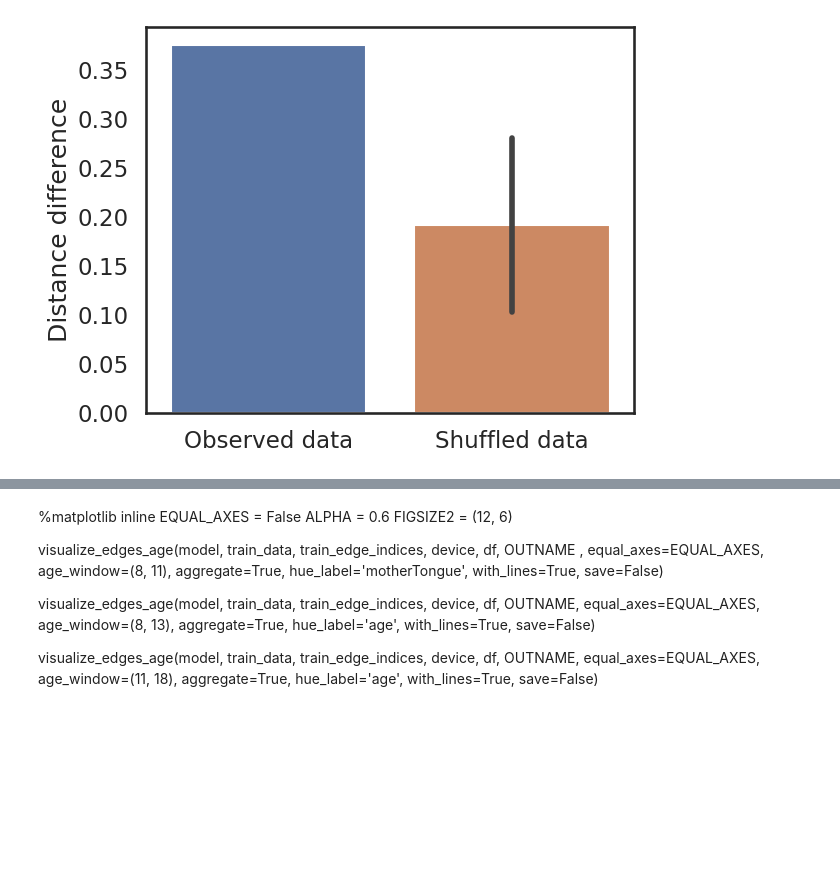
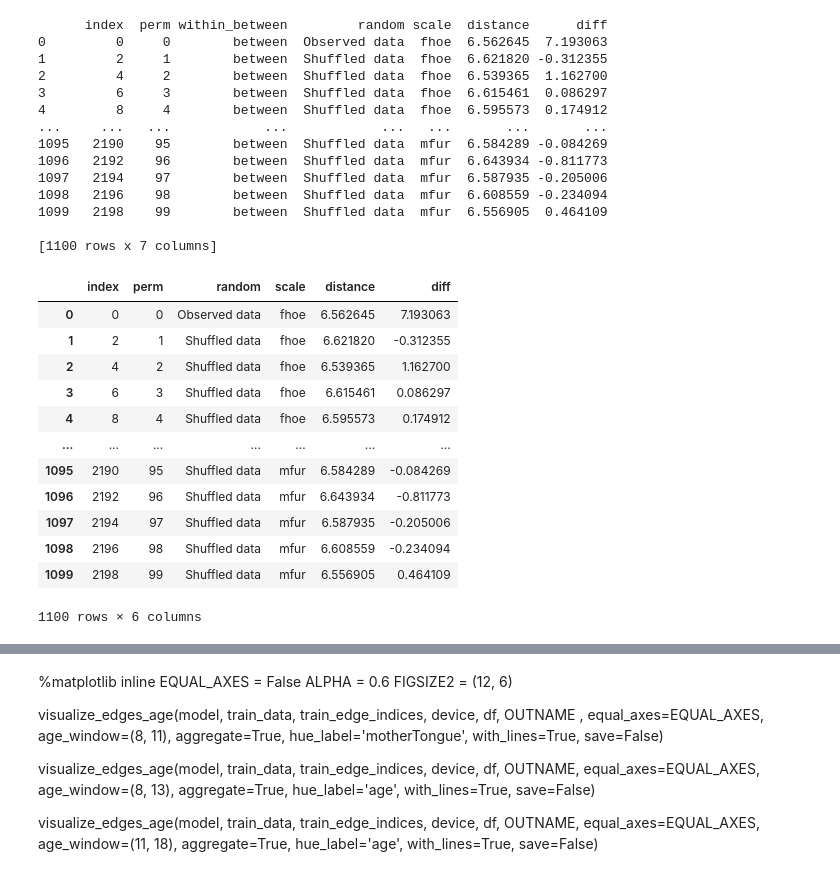
Before and after one commit to lisiq/Modelling-Students-Learning, a Jupyter notebook: Plot_results.ipynb, the cells around one changed output, grey strips where cells are left out. Drawn from its saved outputs; the diff is of its cells as text; code cells hidden in the pictures; blank space fills up the shorter version.

```diff
--- a/Plot_results.ipynb
+++ b/Plot_results.ipynb
@@ -151,15 +182,47 @@ for perm in range(NPERMS):
-# %%
-distances_df = pd.DataFrame(distances_dict)
-distances_df['perm'] = distances_df.index
-#distances_df = pd.melt(distances_df, id_vars='perm', value_name='index', var_name='group')
-distances_df['random'] = 'Observed data'
-distances_df.loc[ distances_df['perm'] > 0, 'random'] = 'Shuffled data'
-distances_df['diff'] = distances_df['between'] - distances_df['within']
-fig = plt.figure()
-ax = sns.barplot(data=distances_df, x='random', y='diff', errorbar='sd')
-ax.set(xlabel='', ylabel='Distance difference')
-fig.tight_layout()
-
-plt.savefig(f'./vis/{FILENAME}_bw.png', dpi=DPI)
-# %% [output]
-[figure, removed]
+# %%
+distances_df = pd.DataFrame(np.concatenate(mean_distance_list), columns=unique_scales)
+distances_df['perm'] = distances_df.index // len(unique_scales)
+distances_df['random'] = 'Observed data'
+distances_df.loc[ distances_df['perm'] > 0, 'random'] = 'Shuffled data'
+distances_df['within_between'] = 'between'
+distances_df.loc[ distances_df.index % len(unique_scales) == 0, 'within_between'] = 'within'
+
+distances_df = distances_df.groupby(['perm','within_between','random'])[unique_scales].mean().reset_index()
+distances_df = pd.melt(distances_df, id_vars=['perm','within_between','random'], value_name='distance', var_name='scale')
+
+# between - within distance should be positive
+distances_df['diff'] = distances_df['distance']
+aux = distances_df.query('`within_between` == "between"').copy().reset_index()
+within = distances_df.query('`within_between` == "within"').reset_index()['distance']
+aux['diff'] = (aux['diff'] - within)/within*100
+print(aux)
+
+distances_df = aux.drop(columns='within_between')
+# %% [output]
+      index  perm within_between         random scale  distance      diff
+0         0     0        between  Observed data  fhoe  6.562645  7.193063
+1         2     1        between  Shuffled data  fhoe  6.621820 -0.312355
+2         4     2        between  Shuffled data  fhoe  6.539365  1.162700
+3         6     3        between  Shuffled data  fhoe  6.615461  0.086297
+4         8     4        between  Shuffled data  fhoe  6.595573  0.174912
+...     ...   ...            ...            ...   ...       ...       ...
+1095   2190    95        between  Shuffled data  mfur  6.584289 -0.084269
+1096   2192    96        between  Shuffled data  mfur  6.643934 -0.811773
+1097   2194    97        between  Shuffled data  mfur  6.587935 -0.205006
+1098   2196    98        between  Shuffled data  mfur  6.608559 -0.234094
+1099   2198    99        between  Shuffled data  mfur  6.556905  0.464109
+
+[1100 rows x 7 columns]
+|  | index | perm | random | scale | distance | diff |
+| 0 | 0 | 0 | Observed data | fhoe | 6.562645 | 7.193063 |
+| 1 | 2 | 1 | Shuffled data | fhoe | 6.621820 | -0.312355 |
+| 2 | 4 | 2 | Shuffled data | fhoe | 6.539365 | 1.162700 |
+| 3 | 6 | 3 | Shuffled data | fhoe | 6.615461 | 0.086297 |
+| 4 | 8 | 4 | Shuffled data | fhoe | 6.595573 | 0.174912 |
+| ... | ... | ... | ... | ... | ... | ... |
+| 1095 | 2190 | 95 | Shuffled data | mfur | 6.584289 | -0.084269 |
+| 1096 | 2192 | 96 | Shuffled data | mfur | 6.643934 | -0.811773 |
+| 1097 | 2194 | 97 | Shuffled data | mfur | 6.587935 | -0.205006 |
+| 1098 | 2196 | 98 | Shuffled data | mfur | 6.608559 | -0.234094 |
+| 1099 | 2198 | 99 | Shuffled data | mfur | 6.556905 | 0.464109 |
+1100 rows × 6 columns
```
Also changed, not shown: parts of 17 cells of this notebook, 3 other files.
